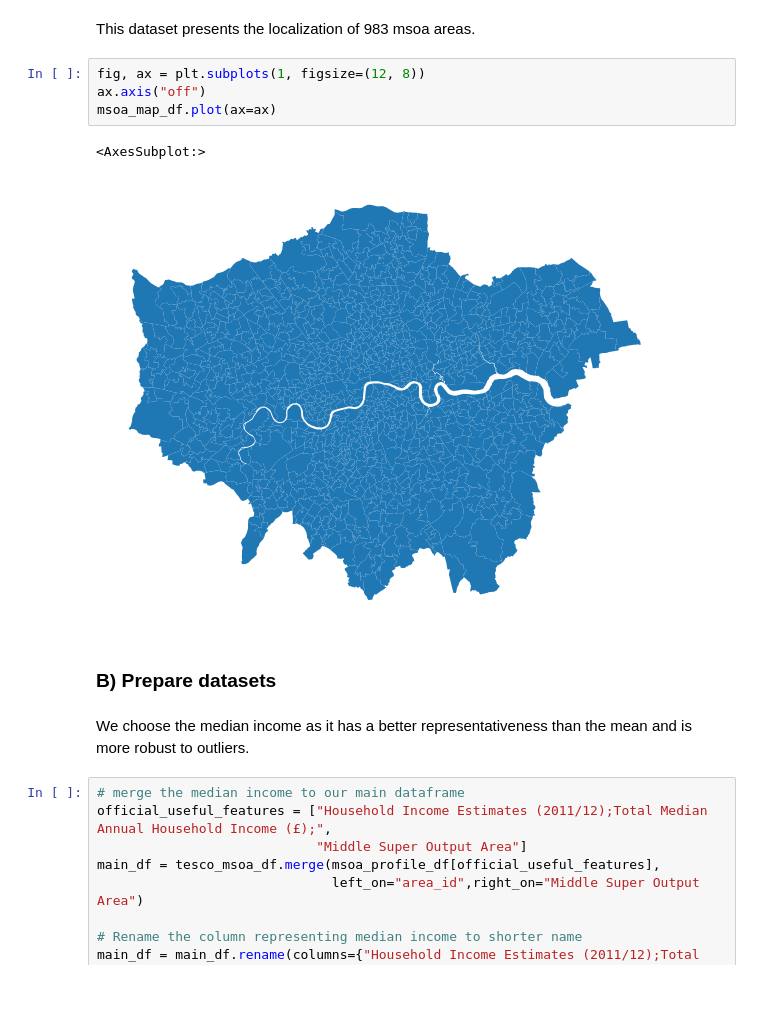
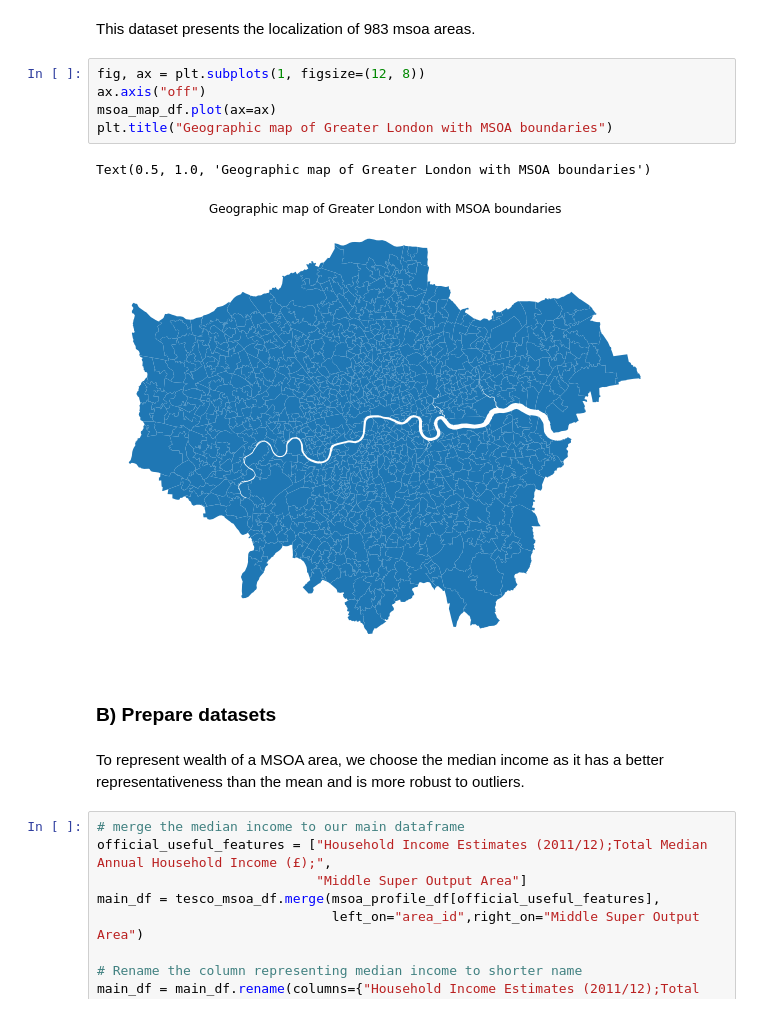
Before and after one commit to epfl-ada/ada-2020-project-milestone-p3-p3_adacadabra, a Jupyter notebook: extension.ipynb, the cells around one changed output. Cells and saved outputs as stored; diff of their text form.

```diff
--- a/extension.ipynb
+++ b/extension.ipynb
@@ -71,14 +73,15 @@ This dataset presents the localization of 983 msoa areas.
 # %%
 fig, ax = plt.subplots(1, figsize=(12, 8))
 ax.axis("off")
 msoa_map_df.plot(ax=ax)
+plt.title("Geographic map of Greater London with MSOA boundaries")
 # %% [output]
-<AxesSubplot:>
+Text(0.5, 1.0, 'Geographic map of Greater London with MSOA boundaries')
-[figure, old version]
+[figure, new version]
 # %% [markdown]
 ### B) Prepare datasets
 # %% [markdown]
-We choose the median income as it has a better representativeness than the mean and is more robust to outliers.
+To represent wealth of a MSOA area, we choose the median income as it has a better representativeness than the mean and is more robust to outliers.
 # %%
 # merge the median income to our main dataframe
 official_useful_features = ["Household Income Estimates (2011/12);Total Median Annual Household Income (£);",
```
Also changed, not shown: parts of 22 cells of this notebook.
